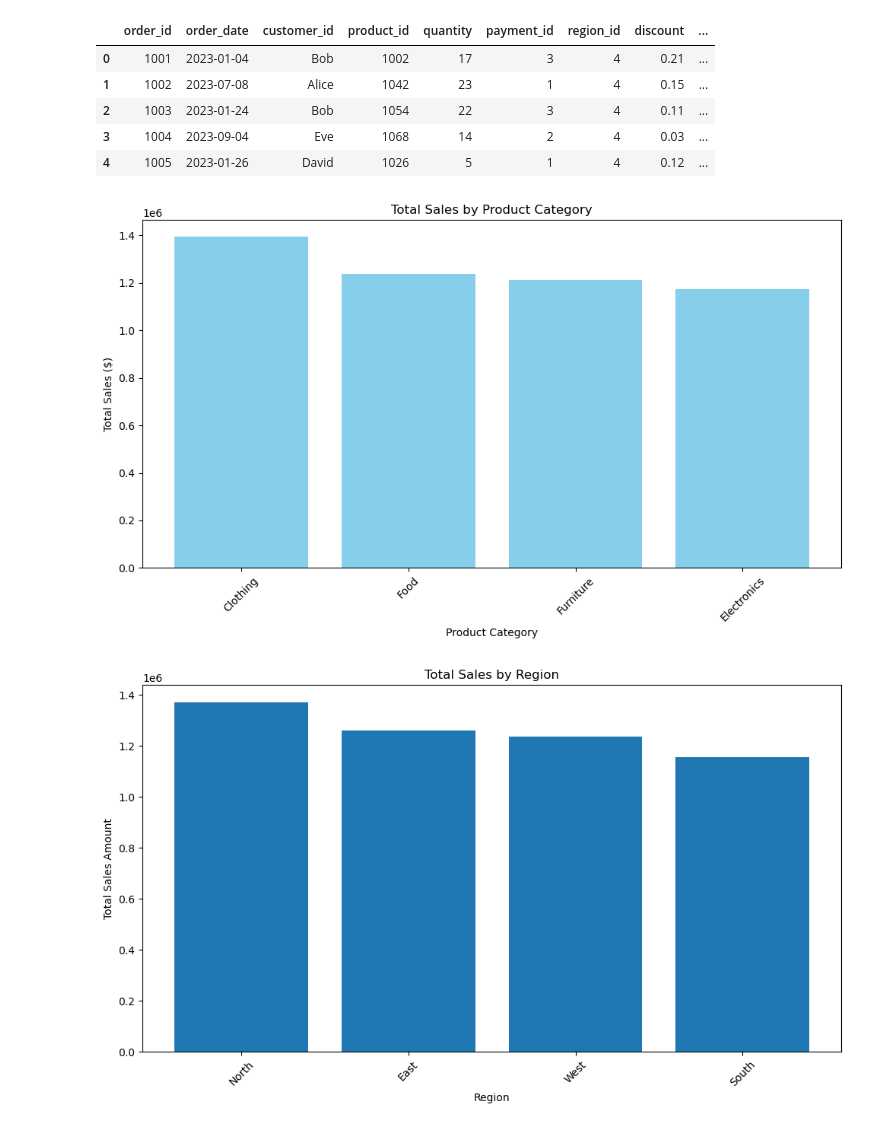
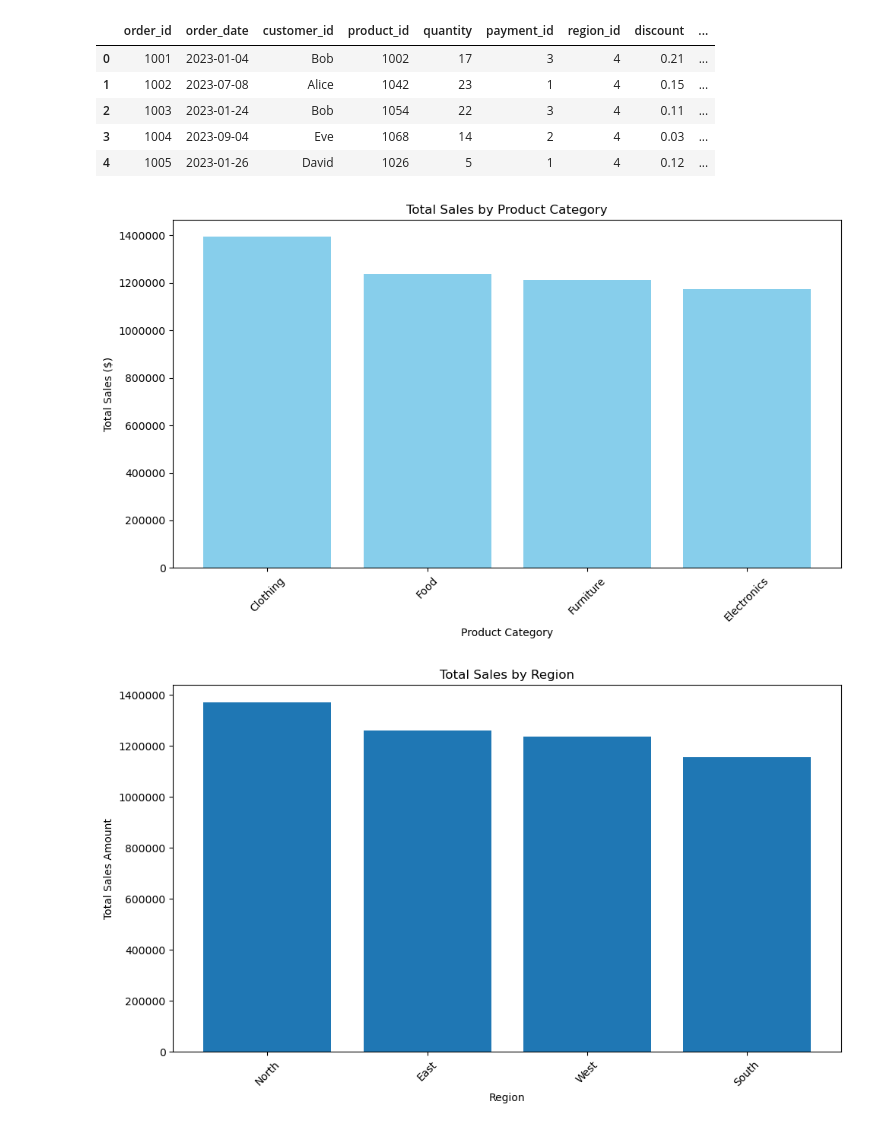
Before and after one commit to DavidnBui/Project2025, a Jupyter notebook: project_2025_notebook.ipynb, the cells around one changed output. Drawn from its saved outputs; the diff is of its cells as text; code cells hidden in the pictures.

Commit message:
formatted regional performance graph to make it more readable

```diff
--- a/project_2025_notebook.ipynb
+++ b/project_2025_notebook.ipynb
@@ -42,33 +43,35 @@ plt.bar(category_sales_df['category'], category_sales_df['total_sales'], color='
 plt.title('Total Sales by Product Category')
 plt.xlabel('Product Category')
 plt.ylabel('Total Sales ($)')
+plt.ticklabel_format(style='plain', axis='y')
 plt.xticks(rotation=45)
 plt.tight_layout()
 plt.show()
 # %% [output]
-[figure, old version]
+[figure, new version]
 # %%
 # Regional Performance
 
 orders_df = pd.read_csv("normalized_data/orders.csv")
 regions_df = pd.read_csv("normalized_data/regions.csv")
 
 merged_df = orders_df.merge(regions_df, left_on='region_id', right_on='region_id')
 
 regional_sales = merged_df.groupby("region_name")["sales_amount"].sum().reset_index()
 
 regional_sales = regional_sales.sort_values(by="sales_amount", ascending=False)
 
 plt.figure(figsize=(10,6))
 plt.bar(regional_sales["region_name"], regional_sales["sales_amount"])
 plt.title("Total Sales by Region")
 plt.xlabel("Region")
 plt.ylabel("Total Sales Amount")
+plt.ticklabel_format(style='plain', axis='y')
 plt.xticks(rotation=45)
 plt.tight_layout()
 plt.show()
 # %% [output]
-[figure, old version]
+[figure, new version]
 # %%
 # Sales Channel Analysis: Online vs Retail comparisons
 
```
Also changed, not shown: parts of 2 cells of this notebook.
